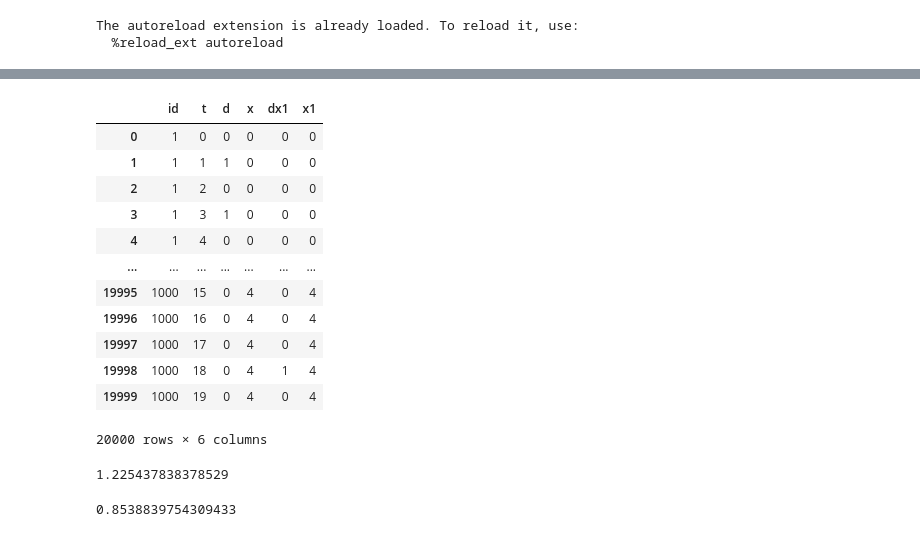
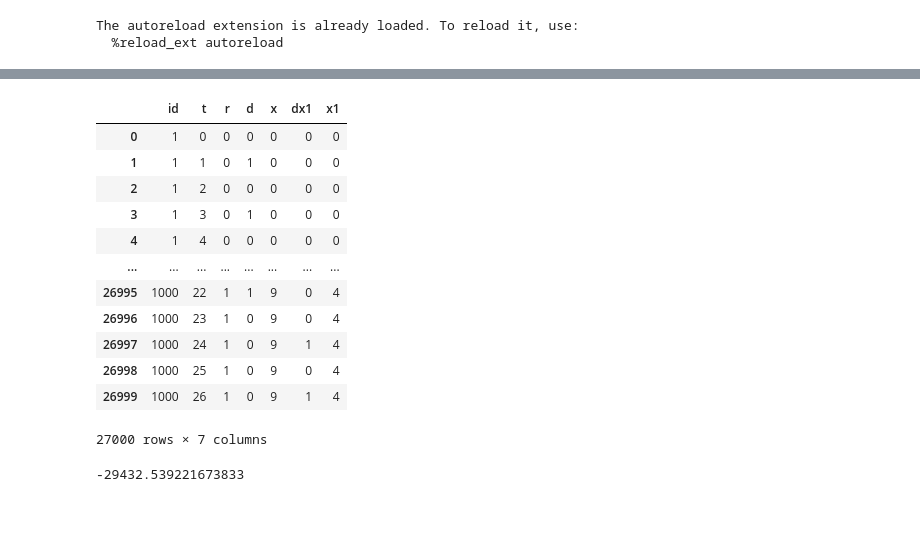
Before and after one commit to juliekrabek123/dynamic_cbjk, a Jupyter notebook: BI.ipynb, the cells around one changed output, grey strips where cells are left out. Drawn from its saved outputs; the diff is of its cells as text; code cells hidden in the pictures.

```diff
--- a/BI.ipynb
+++ b/BI.ipynb
@@ -49,0 +55,3 @@ print(pnc1.round(3))
+# %%
+V, pnc = solver.BackwardsInduction(model)
+pnc
@@ -50,26 +76,19 @@ print(pnc1.round(3))
 # %%
-data = model.sim_data(pnc1)
+data = model.sim_data(pnc)
 data
 # %% [output]
-|  | id | t | d | x | dx1 | x1 |
-| 0 | 1 | 0 | 0 | 0 | 0 | 0 |
-| 1 | 1 | 1 | 1 | 0 | 0 | 0 |
-| 2 | 1 | 2 | 0 | 0 | 0 | 0 |
-| 3 | 1 | 3 | 1 | 0 | 0 | 0 |
-| 4 | 1 | 4 | 0 | 0 | 0 | 0 |
-| ... | ... | ... | ... | ... | ... | ... |
-| 19995 | 1000 | 15 | 0 | 4 | 0 | 4 |
-| 19996 | 1000 | 16 | 0 | 4 | 0 | 4 |
-| 19997 | 1000 | 17 | 0 | 4 | 0 | 4 |
-| 19998 | 1000 | 18 | 0 | 4 | 1 | 4 |
-| 19999 | 1000 | 19 | 0 | 4 | 0 | 4 |
+|  | id | t | r | d | x | dx1 | x1 |
+| 0 | 1 | 0 | 0 | 0 | 0 | 0 | 0 |
+| 1 | 1 | 1 | 0 | 1 | 0 | 0 | 0 |
+| 2 | 1 | 2 | 0 | 0 | 0 | 0 | 0 |
+| 3 | 1 | 3 | 0 | 1 | 0 | 0 | 0 |
+| 4 | 1 | 4 | 0 | 0 | 0 | 0 | 0 |
+| ... | ... | ... | ... | ... | ... | ... | ... |
+| 26995 | 1000 | 22 | 1 | 1 | 9 | 0 | 4 |
+| 26996 | 1000 | 23 | 1 | 0 | 9 | 0 | 4 |
+| 26997 | 1000 | 24 | 1 | 0 | 9 | 1 | 4 |
+| 26998 | 1000 | 25 | 1 | 0 | 9 | 0 | 4 |
+| 26999 | 1000 | 26 | 1 | 0 | 9 | 1 | 4 |
-20000 rows × 6 columns
+27000 rows × 7 columns
-# %%
-theta = (0.23, -0.15, -0.22)
-pnames= ("eta2", "eta3", 'mu')
-
-estimate.ll(theta, model, solver, data, pnames, out=1)
-# %% [output]
-1.225437838378529
 # %%
 dta = model.read_data()
@@ -76,7 +97,8 @@ dta = model.read_data()
 # %%
-theta = (0.23, -0.15, -0.22)
-pnames= ("eta2", "eta3", 'mu')
+samplesize = data.shape[0]
+theta = (0.32, -0.15, -0.22 ) #, -0.2)
+pnames= ("eta2", "eta3", 'mu1') #, 'mu2')
 
-estimate.ll(theta, model, solver, dta, pnames, out=1)
+estimate.ll(theta, model, solver, data, pnames, out=1)*samplesize*(-1)
 # %% [output]
-0.8538839754309433
+-29432.539221673833
```
Also changed, not shown: parts of 15 cells of this notebook, 4 other files.
